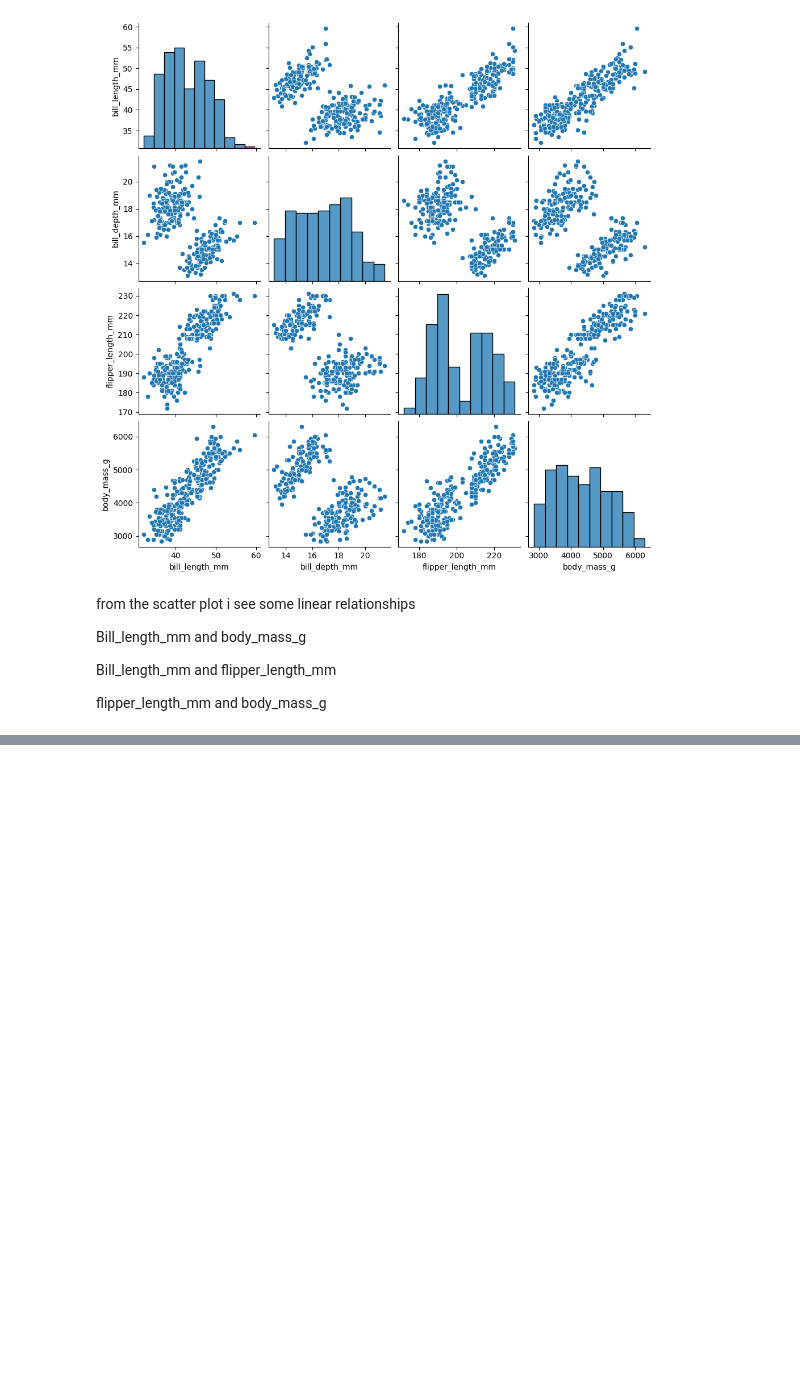
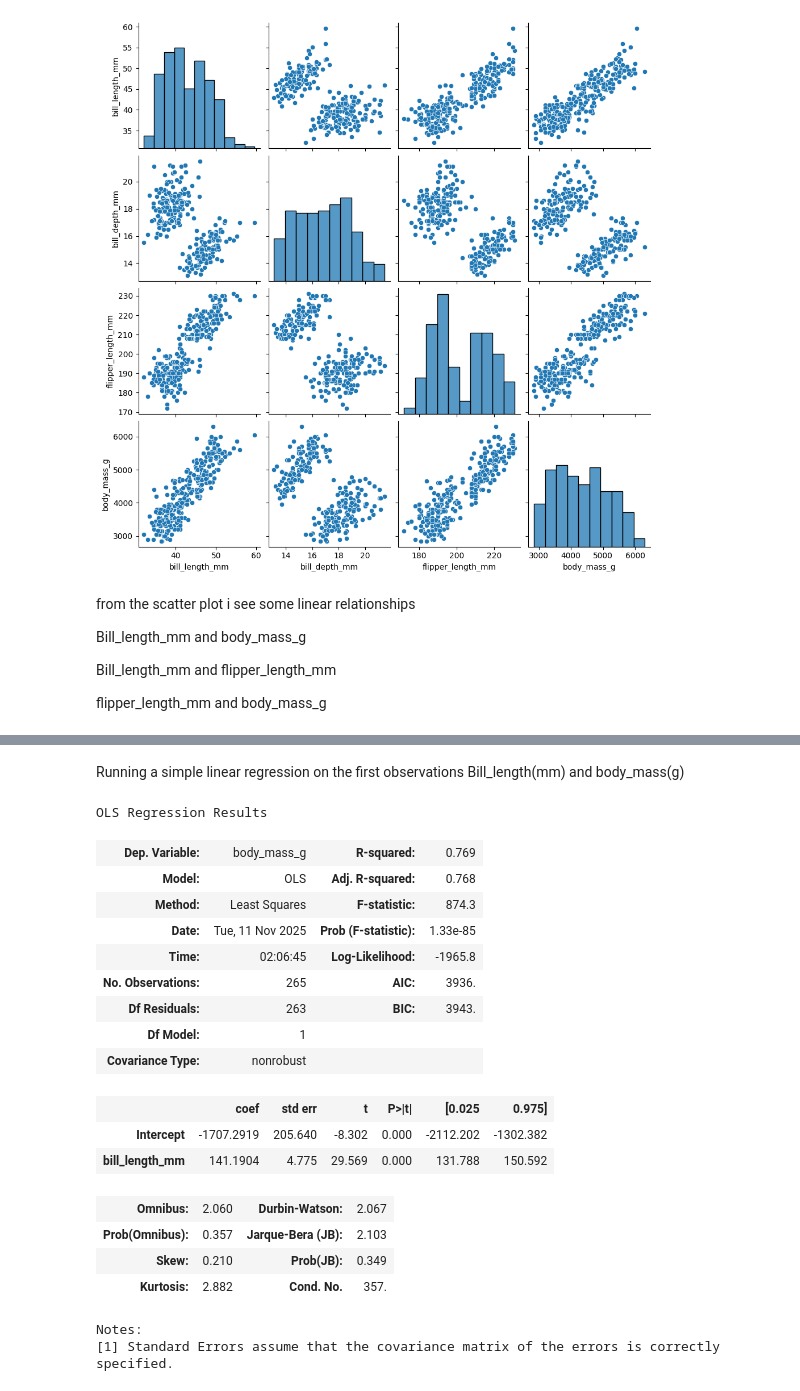
Before and after one commit to PrincelyKitilya/Linear-Regression-assumptions-tests, a Jupyter notebook: linear_reg_assumptions.ipynb, the cells around one changed output, grey strips where cells are left out. Drawn from its saved outputs; the diff is of its cells as text; code cells hidden in the pictures; blank space fills up the shorter version.

```diff
--- a/linear_reg_assumptions.ipynb
+++ b/linear_reg_assumptions.ipynb
@@ -78,0 +81,2 @@ flipper_length_mm and body_mass_g
+# %% [markdown]
+Running a simple linear regression on the first observations Bill_length(mm) and body_mass(g)
@@ -78,0 +88,10 @@ flipper_length_mm and body_mass_g
+# %%
+# 1.determining the independent and dependent variable
+# 2.constructing the linear regression formula and saving it as a string
+# Important note is that Y independent variable comes before the dependent variable (X)
+
+# Y = "body_mass_g" dependent variable
+# X = "Bill_length_mm" independent variable
+
+# formula will be
+ols_formula = "body_mass_g ~ bill_length_mm"
@@ -78,0 +102,31 @@ flipper_length_mm and body_mass_g
+# %%
+# using the ols() function which takes ols formula first then ols data second
+#after saving let me use the funcion fit() function on the OLS to actually fit the model
+OLS = ols(formula= ols_formula, data= ols_data)
+model = OLS.fit()
+# %%
+# Printing summary to see the outcome
+# using the summary function on the model object to the the coefficients and more statistical data about the model
+# The output of the model.summary() can be used to evaluate the modeland interpret the results.
+
+model.summary()
+# %% [output]
+OLS Regression Results
+| Dep. Variable: | body_mass_g | R-squared: | 0.769 |
+| Model: | OLS | Adj. R-squared: | 0.768 |
+| Method: | Least Squares | F-statistic: | 874.3 |
+| Date: | Tue, 11 Nov 2025 | Prob (F-statistic): | 1.33e-85 |
+| Time: | 02:06:45 | Log-Likelihood: | -1965.8 |
+| No. Observations: | 265 | AIC: | 3936. |
+| Df Residuals: | 263 | BIC: | 3943. |
+| Df Model: | 1 |  |  |
+| Covariance Type: | nonrobust |  |  |
+|  | coef | std err | t | P>|t| | [0.025 | 0.975] |
+| Intercept | -1707.2919 | 205.640 | -8.302 | 0.000 | -2112.202 | -1302.382 |
+| bill_length_mm | 141.1904 | 4.775 | 29.569 | 0.000 | 131.788 | 150.592 |
+| Omnibus: | 2.060 | Durbin-Watson: | 2.067 |
+| Prob(Omnibus): | 0.357 | Jarque-Bera (JB): | 2.103 |
+| Skew: | 0.210 | Prob(JB): | 0.349 |
+| Kurtosis: | 2.882 | Cond. No. | 357. |
+Notes:
+[1] Standard Errors assume that the covariance matrix of the errors is correctly specified.
```
Also changed, not shown: parts of 6 cells of this notebook.
